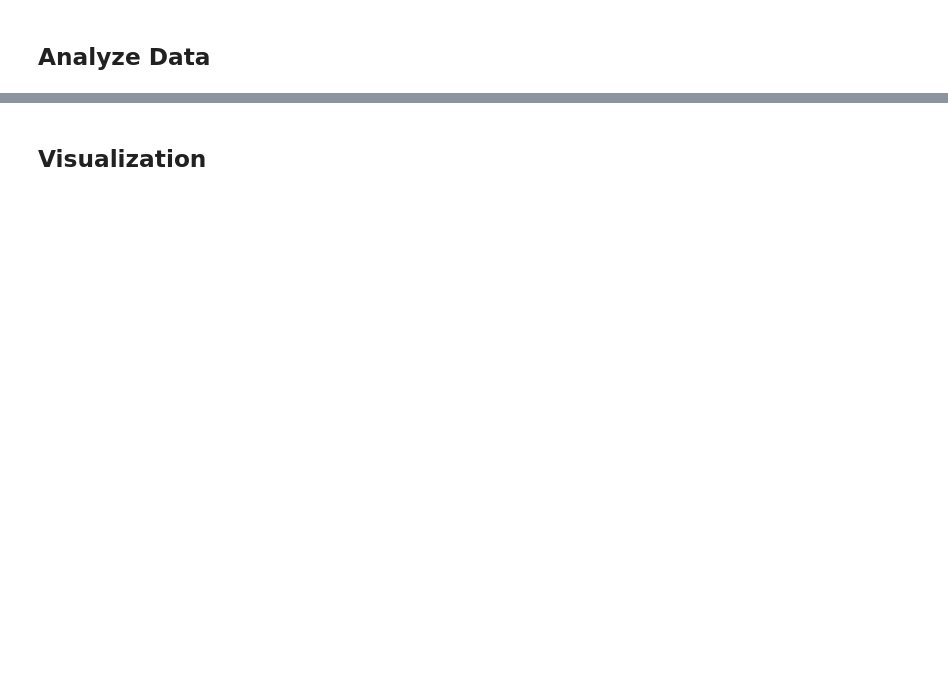
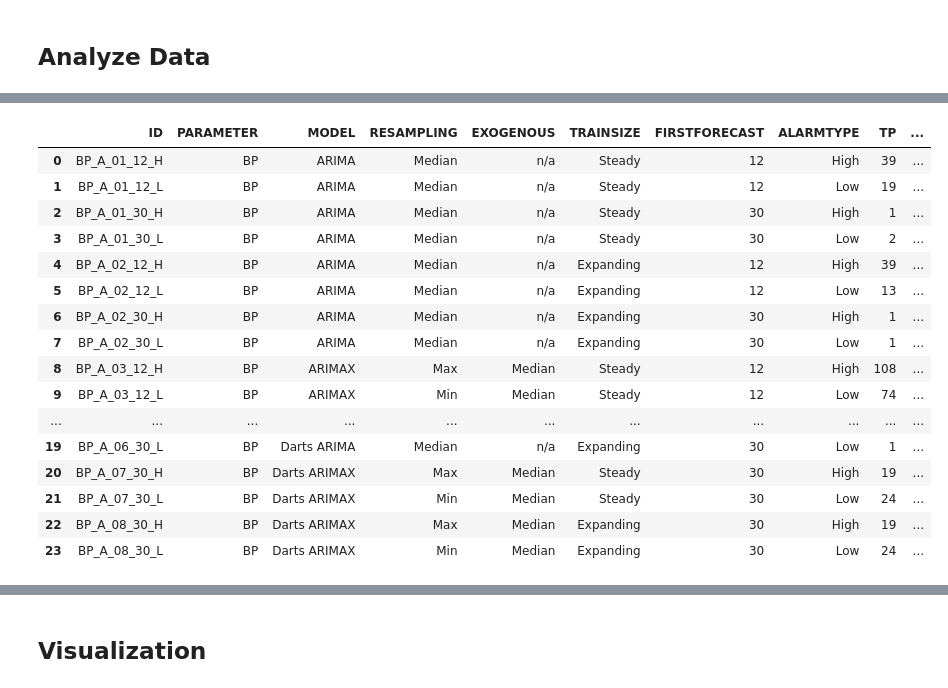
Before and after one commit to denise97/dhl2021, a Jupyter notebook: mimic_prediction_arima/analysis_arima-x_accuracy.ipynb, the cells around one changed output, grey strips where cells are left out. Cells and saved outputs as stored; diff of their text form; code cells hidden in the pictures; blank space fills up the shorter version.

```diff
--- a/mimic_prediction_arima/analysis_arima-x_accuracy.ipynb
+++ b/mimic_prediction_arima/analysis_arima-x_accuracy.ipynb
@@ -583,0 +1515,20 @@ overview_o2 = pd.concat([
+# %%
+display(overview_bp)
+# %% [output]
+|  | ID | PARAMETER | MODEL | RESAMPLING | EXOGENOUS | TRAINSIZE | FIRSTFORECAST | ALARMTYPE | TP | ... |
+| 0 | BP_A_01_12_H | BP | ARIMA | Median | n/a | Steady | 12 | High | 39 | ... |
+| 1 | BP_A_01_12_L | BP | ARIMA | Median | n/a | Steady | 12 | Low | 19 | ... |
+| 2 | BP_A_01_30_H | BP | ARIMA | Median | n/a | Steady | 30 | High | 1 | ... |
+| 3 | BP_A_01_30_L | BP | ARIMA | Median | n/a | Steady | 30 | Low | 2 | ... |
+| 4 | BP_A_02_12_H | BP | ARIMA | Median | n/a | Expanding | 12 | High | 39 | ... |
+| 5 | BP_A_02_12_L | BP | ARIMA | Median | n/a | Expanding | 12 | Low | 13 | ... |
+| 6 | BP_A_02_30_H | BP | ARIMA | Median | n/a | Expanding | 30 | High | 1 | ... |
+| 7 | BP_A_02_30_L | BP | ARIMA | Median | n/a | Expanding | 30 | Low | 1 | ... |
+| 8 | BP_A_03_12_H | BP | ARIMAX | Max | Median | Steady | 12 | High | 108 | ... |
+| 9 | BP_A_03_12_L | BP | ARIMAX | Min | Median | Steady | 12 | Low | 74 | ... |
+| ... | ... | ... | ... | ... | ... | ... | ... | ... | ... | ... |
+| 19 | BP_A_06_30_L | BP | Darts ARIMA | Median | n/a | Expanding | 30 | Low | 1 | ... |
+| 20 | BP_A_07_30_H | BP | Darts ARIMAX | Max | Median | Steady | 30 | High | 19 | ... |
+| 21 | BP_A_07_30_L | BP | Darts ARIMAX | Min | Median | Steady | 30 | Low | 24 | ... |
+| 22 | BP_A_08_30_H | BP | Darts ARIMAX | Max | Median | Expanding | 30 | High | 19 | ... |
+| 23 | BP_A_08_30_L | BP | Darts ARIMAX | Min | Median | Expanding | 30 | Low | 24 | ... |
```
Also changed, not shown: parts of 39 cells of this notebook.
